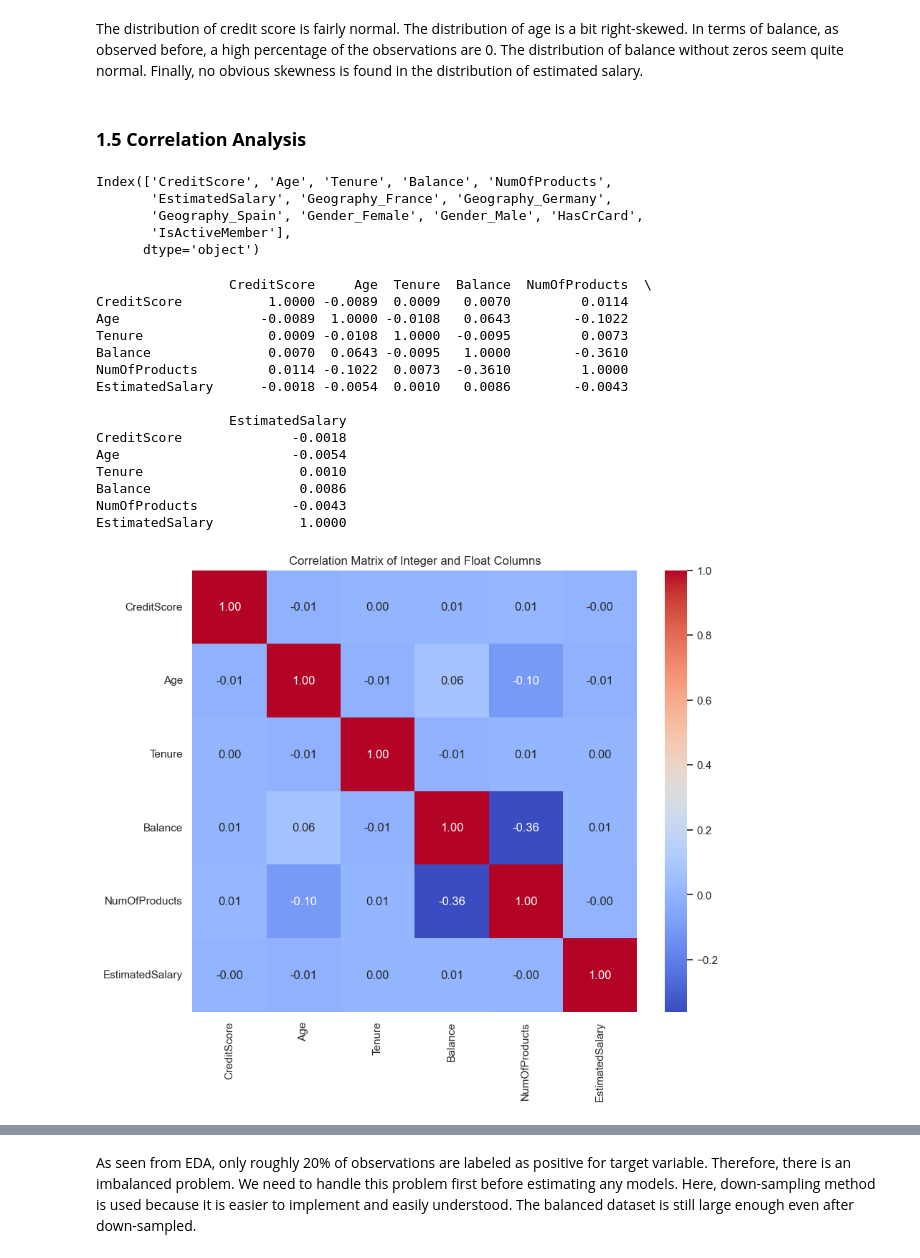
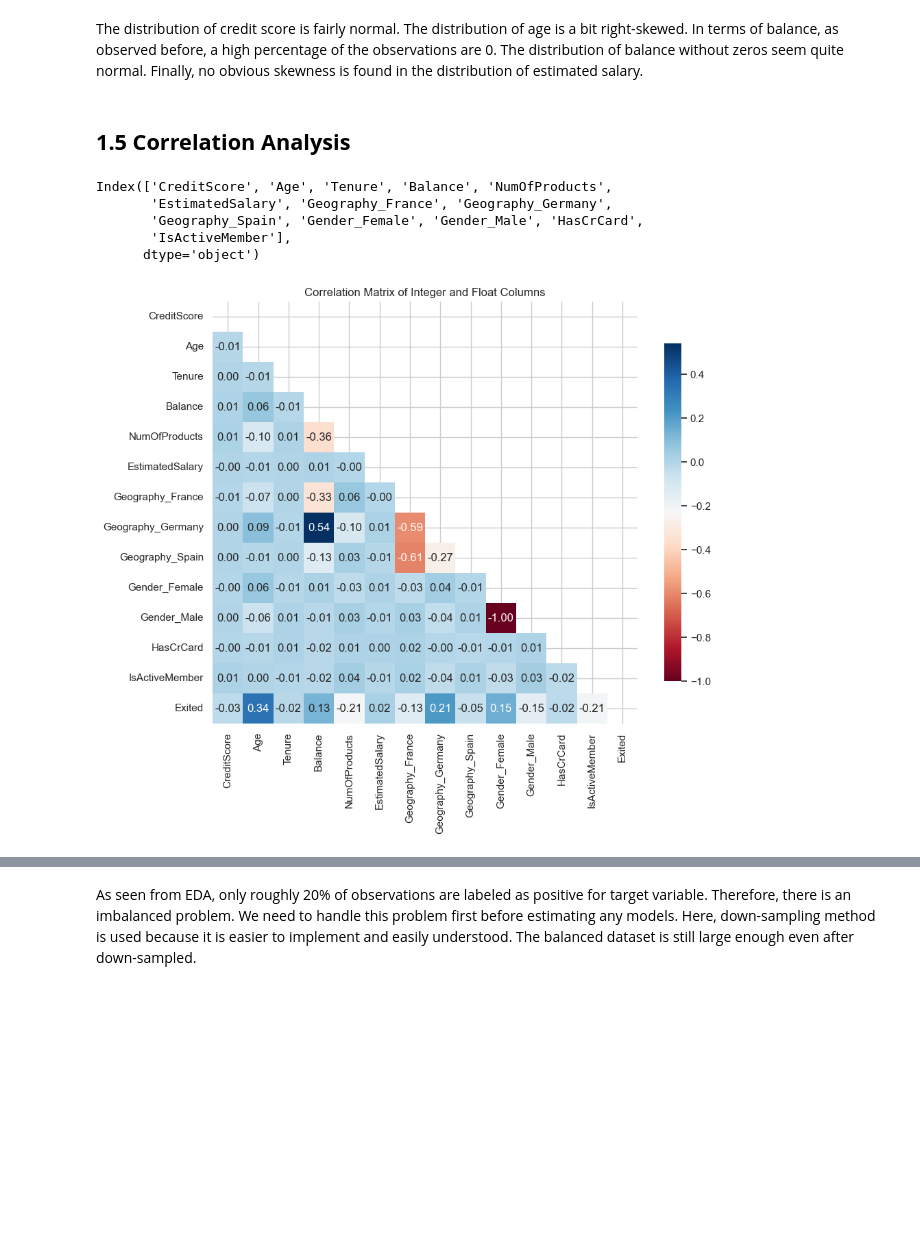
Before and after one commit to MACS-33002/macs-33002-2024s-Mendyhao, a Jupyter notebook: P2_supervised.ipynb, the cells around one changed output, grey strips where cells are left out. Cells and saved outputs as stored; diff of their text form; code cells hidden in the pictures; blank space fills up the shorter version.

```diff
--- a/P2_supervised.ipynb
+++ b/P2_supervised.ipynb
@@ -638,7 +638,7 @@ plt.show()
 # %% [markdown]
 The distribution of credit score is fairly normal. The distribution of age is a bit right-skewed. In terms of balance, as observed before, a high percentage of the observations are 0. The distribution of balance without zeros seem quite normal. Finally, no obvious skewness is found in the distribution of estimated salary.
 # %% [markdown]
-### **1.5 Correlation Analysis**
+## **1.5 Correlation Analysis**
 # %%
 df_X.columns
 # %% [output]
@@ -648,34 +648,20 @@ Index(['CreditScore', 'Age', 'Tenure', 'Balance', 'NumOfProducts',
        'IsActiveMember'],
       dtype='object')
 # %%
-# Select int and float columns
-numeric_cols = df_X[['CreditScore', 'Age', 'Tenure', 'Balance', 'NumOfProducts', 'EstimatedSalary']]
+# Create useful columns
+numeric_cols = pd.concat([df_X, df_y], axis=1)
 
-# Calculate the correlation matrix
+# Calculate correlation matrix
 corr_matrix = numeric_cols.corr()
 
-print(round(corr_matrix,4))
+# Create a mask to only show the lower part
+mask = np.triu(corr_matrix)
 
-# Visualize the correlation matrix
+# Plot the heatmap of correlation matrix and apply the mask
 plt.figure(figsize=(10, 8))
-sns.heatmap(corr_matrix, annot=True, fmt=".2f", cmap='coolwarm')
+sns.heatmap(corr_matrix, mask=mask, annot=True, fmt=".2f", cmap='RdBu', cbar_kws={'shrink': .8})
 plt.title('Correlation Matrix of Integer and Float Columns')
 plt.show()
 # %% [output]
-                 CreditScore     Age  Tenure  Balance  NumOfProducts  \
-CreditScore           1.0000 -0.0089  0.0009   0.0070         0.0114
-Age                  -0.0089  1.0000 -0.0108   0.0643        -0.1022
-Tenure                0.0009 -0.0108  1.0000  -0.0095         0.0073
-Balance               0.0070  0.0643 -0.0095   1.0000        -0.3610
-NumOfProducts         0.0114 -0.1022  0.0073  -0.3610         1.0000
-EstimatedSalary      -0.0018 -0.0054  0.0010   0.0086        -0.0043
-
-                 EstimatedSalary
-CreditScore              -0.0018
-Age                      -0.0054
-Tenure                    0.0010
-Balance                   0.0086
-NumOfProducts            -0.0043
-EstimatedSalary           1.0000
-[figure, old version]
+[figure, new version]
 # %% [markdown]
```
Also changed, not shown: parts of 64 cells of this notebook.
